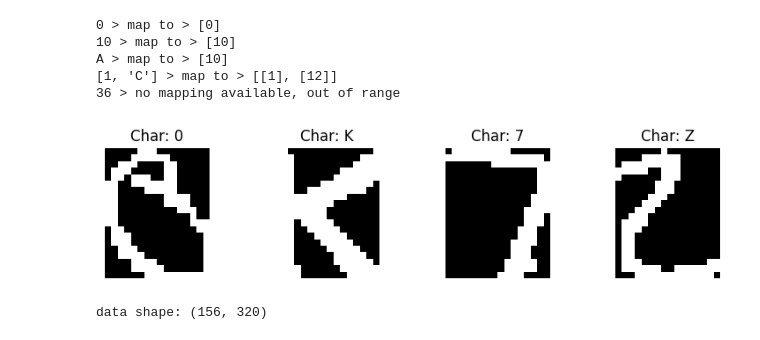
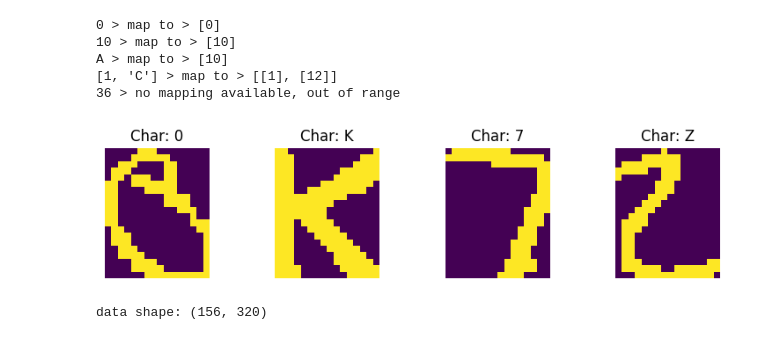
Before and after one commit to Yedson54/DeepLearning2-Project-M2DS, a Jupyter notebook: notebook/experiments.ipynb, the cells around one changed output. Cells and saved outputs as stored; diff of their text form; code cells hidden in the pictures.

```diff
--- a/notebook/experiments.ipynb
+++ b/notebook/experiments.ipynb
@@ -175,35 +175,35 @@ def read_alpha_digit(characters: Optional[Union[str, int, List[Union[str, int]]]
 
     char_indices = _map_characters_to_indices(characters)
 
     # Select the rows corresponding to the characters indices.
     char_data: np.ndarray = data[char_indices]
 
     # Flatten each image into a one-dimensional vector.
     flattened_images = np.array([image.flatten() for image in char_data.flatten()])
     return flattened_images
 
 def plot_characters(chars, data):
     num_chars = len(chars)
     num_images_per_char = data.shape[0] // num_chars
     fig, ax = plt.subplots(1, num_chars, figsize=(num_chars * 2, 2))
 
     for i, char in enumerate(chars):
         # Find the index of the first image corresponding to the current char
         start_index = i * num_images_per_char
         image = data[start_index].reshape(20, 16)
-        ax[i].imshow(image, cmap='gray')
+        ax[i].imshow(image)
         ax[i].set_title(f'Char: {char}')
         ax[i].axis('off')
 
     plt.tight_layout()
     plt.show()
 
 # Example
 chars = [0, "K", 7, "Z"]
 data = read_alpha_digit(chars, data=alphadigit_data, use_data=True)
 plot_characters(chars, data)
 # %% [output]
-[figure, old version]
+[figure, new version]
 # %%
 print("data shape:", data.shape)
 # %% [output]
```
Also changed, not shown: parts of 18 cells of this notebook.
